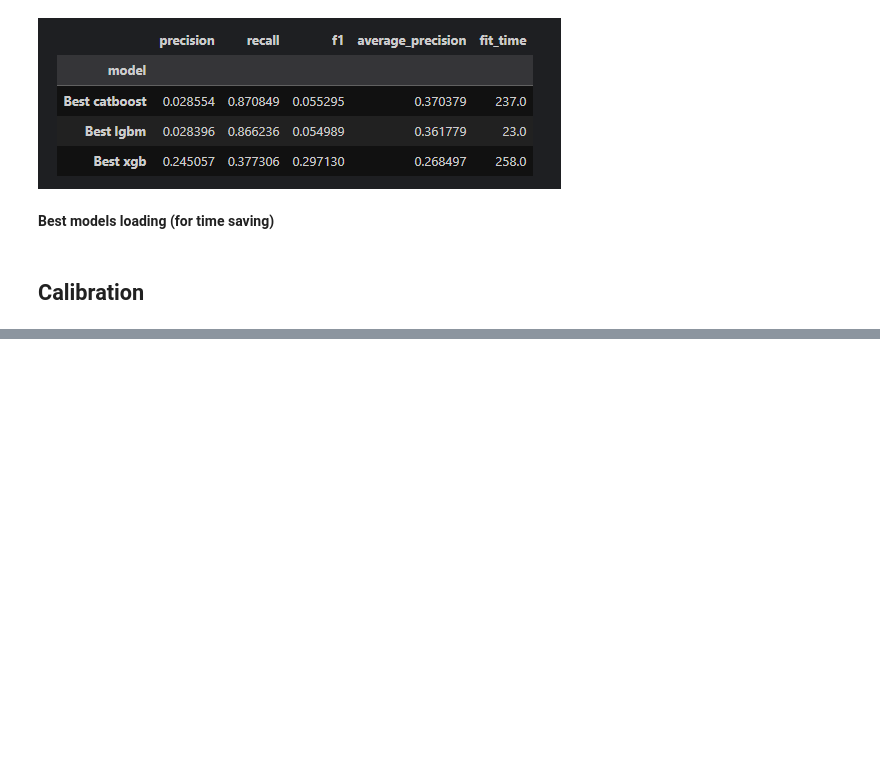
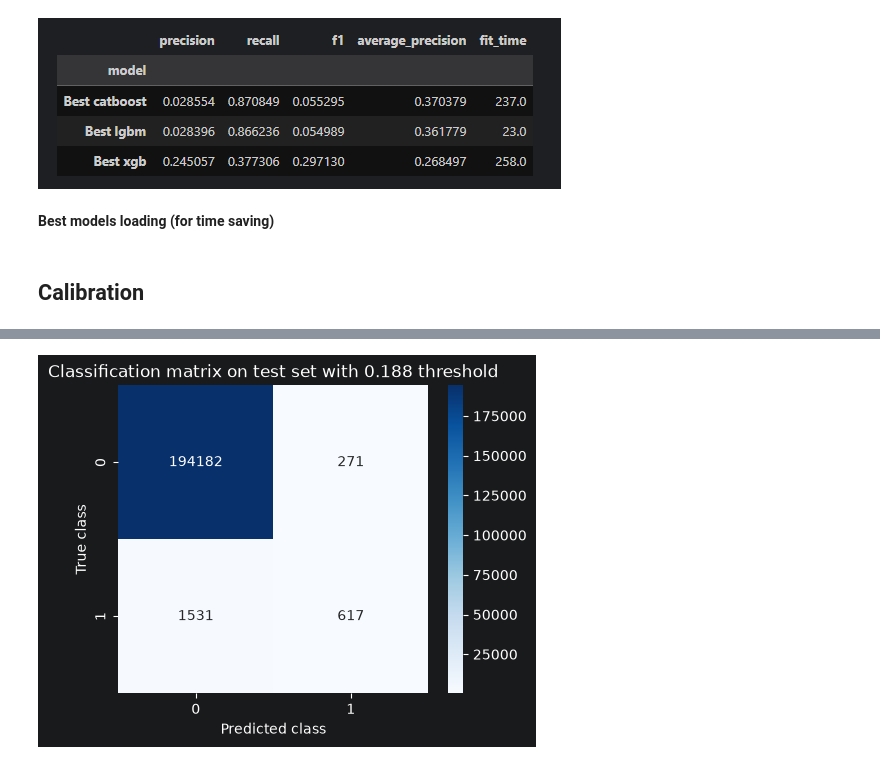
Before and after one commit to blbl-blbl/kaggle-Financial-Fraud-Detection-Dataset, a Jupyter notebook: notebooks/04_modeling.ipynb, the cells around one changed output, grey strips where cells are left out. Saved outputs shown, nothing was run; the diff lists cells and outputs as text; code cells hidden in the pictures; blank space fills up the shorter version.

```diff
--- a/notebooks/04_modeling.ipynb
+++ b/notebooks/04_modeling.ipynb
@@ -700,0 +813,12 @@ lgbm_model = joblib.load(r'..\models\lgbm_model.joblib')
+# %%
+y_proba_test = calibrated_model_isotonic.predict_proba(X_test)[:, 1]
+y_pred_test = (y_proba_test >= best_threshold).astype(int)
+
+print(f"Metrics on the test set:")
+print(f"Precision: {precision_score(y_test, y_pred_test):.3f}")
+print(f"Recall: {recall_score(y_test, y_pred_test):.3f}")
+print(f"F1: {f1_score(y_test, y_pred_test):.3f}")
+print(f"PR: {average_precision_score(y_test, y_proba_test):.3f}\n")
+
+print('Classification report:')
+print(classification_report(y_test, y_pred_test))
@@ -700,0 +855,12 @@ lgbm_model = joblib.load(r'..\models\lgbm_model.joblib')
+# %%
+# Test set
+cm = confusion_matrix(y_test, y_pred_test)
+
+plt.figure(figsize=(5,4))
+sns.heatmap(cm, annot=True, fmt='d', cmap='Blues')
+plt.xlabel('Predicted class')
+plt.ylabel('True class')
+plt.title(f'Classification matrix on test set with {best_threshold:.3f} threshold')
+plt.show()
+# %% [output]
+[figure, added]
```
Also changed, not shown: parts of 15 cells of this notebook.
